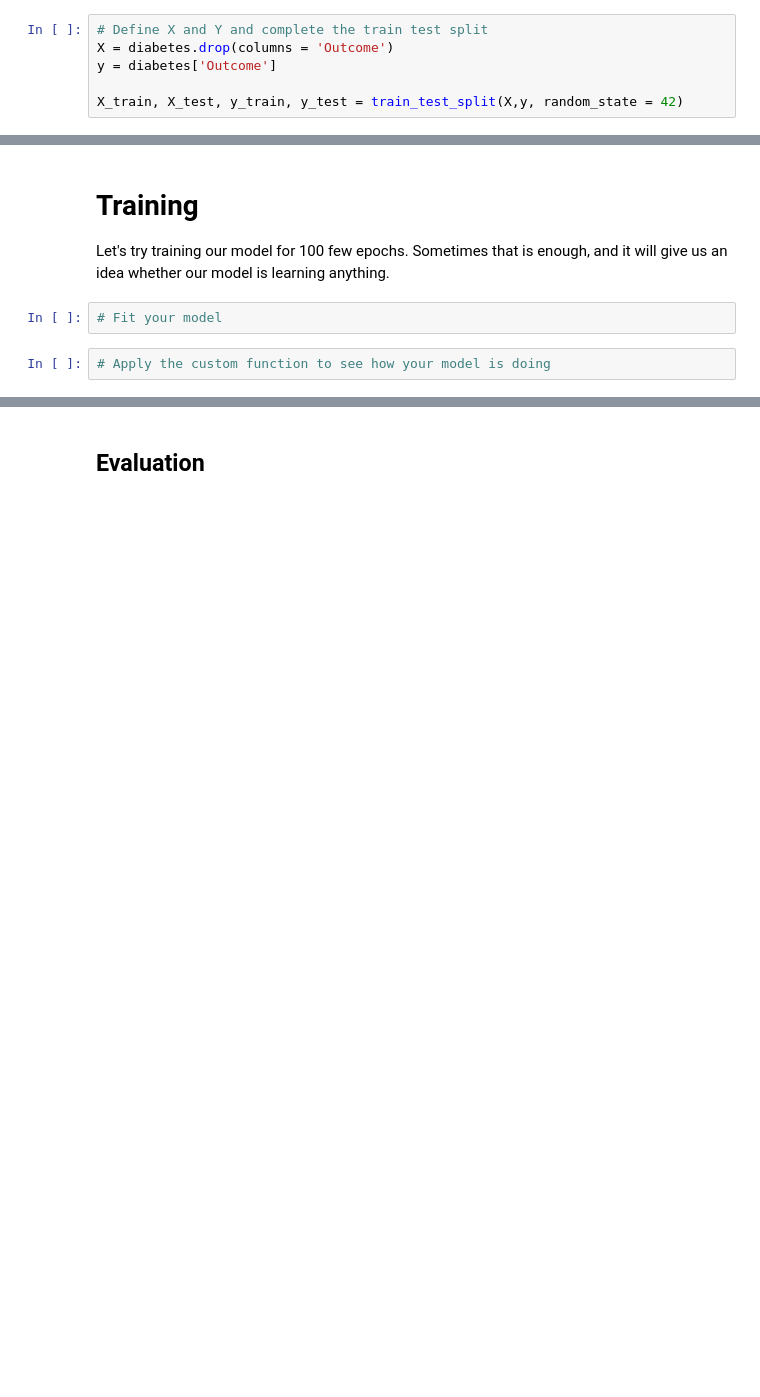
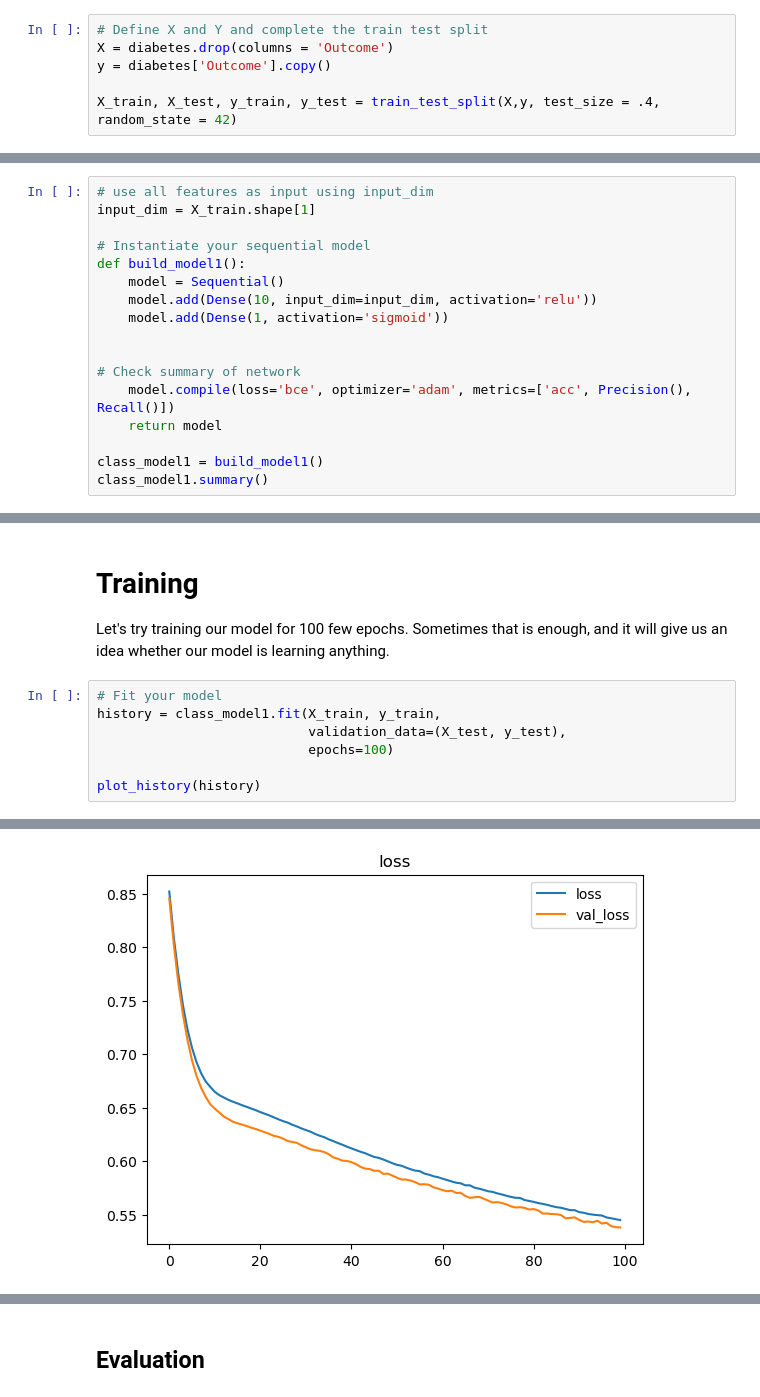
Before and after one commit to Caellwyn/intermediate-ml-wk-03-deep-learning-codealongs, a Jupyter notebook: IN CLASS Lecture 2 - Tuning Neural Networks.ipynb, the cells around one changed output, grey strips where cells are left out. Saved outputs shown, nothing was run; the diff lists cells and outputs as text; blank space fills up the shorter version.

```diff
--- a/IN CLASS Lecture 2 - Tuning Neural Networks.ipynb
+++ b/IN CLASS Lecture 2 - Tuning Neural Networks.ipynb
@@ -114,9 +165,9 @@ class_df_clean.describe()
 # %%
 # Define X and Y and complete the train test split
 X = diabetes.drop(columns = 'Outcome')
-y = diabetes['Outcome']
+y = diabetes['Outcome'].copy()
 
-X_train, X_test, y_train, y_test = train_test_split(X,y, random_state = 42)
+X_train, X_test, y_train, y_test = train_test_split(X,y, test_size = .4, random_state = 42)
 # %% [markdown]
 ## Scaling
 
@@ -169,0 +225,17 @@ X_train.shape[1]
+# %%
+# use all features as input using input_dim
+input_dim = X_train.shape[1]
+
+# Instantiate your sequential model
+def build_model1():
+    model = Sequential()
+    model.add(Dense(10, input_dim=input_dim, activation='relu'))
+    model.add(Dense(1, activation='sigmoid'))
+
+
+# Check summary of network
+    model.compile(loss='bce', optimizer='adam', metrics=['acc', Precision(), Recall()])
+    return model
+
+class_model1 = build_model1()
+class_model1.summary()
@@ -186,7 +266,11 @@ recall = Recall()
 # Training
 
 Let's try training our model for 100 few epochs.  Sometimes that is enough, and it will give us an idea whether our model is learning anything.
-# %%
-# Fit your model
-# %%
-# Apply the custom function to see how your model is doing
+# %%
+# Fit your model
+history = class_model1.fit(X_train, y_train,
+                           validation_data=(X_test, y_test),
+                           epochs=100)
+
+plot_history(history)
+# %% [output]
@@ -192,0 +294 @@ Let's try training our model for 100 few epochs.  Sometimes that is enough, and
+[figure, added]
```
Also changed, not shown: parts of 36 cells of this notebook.
